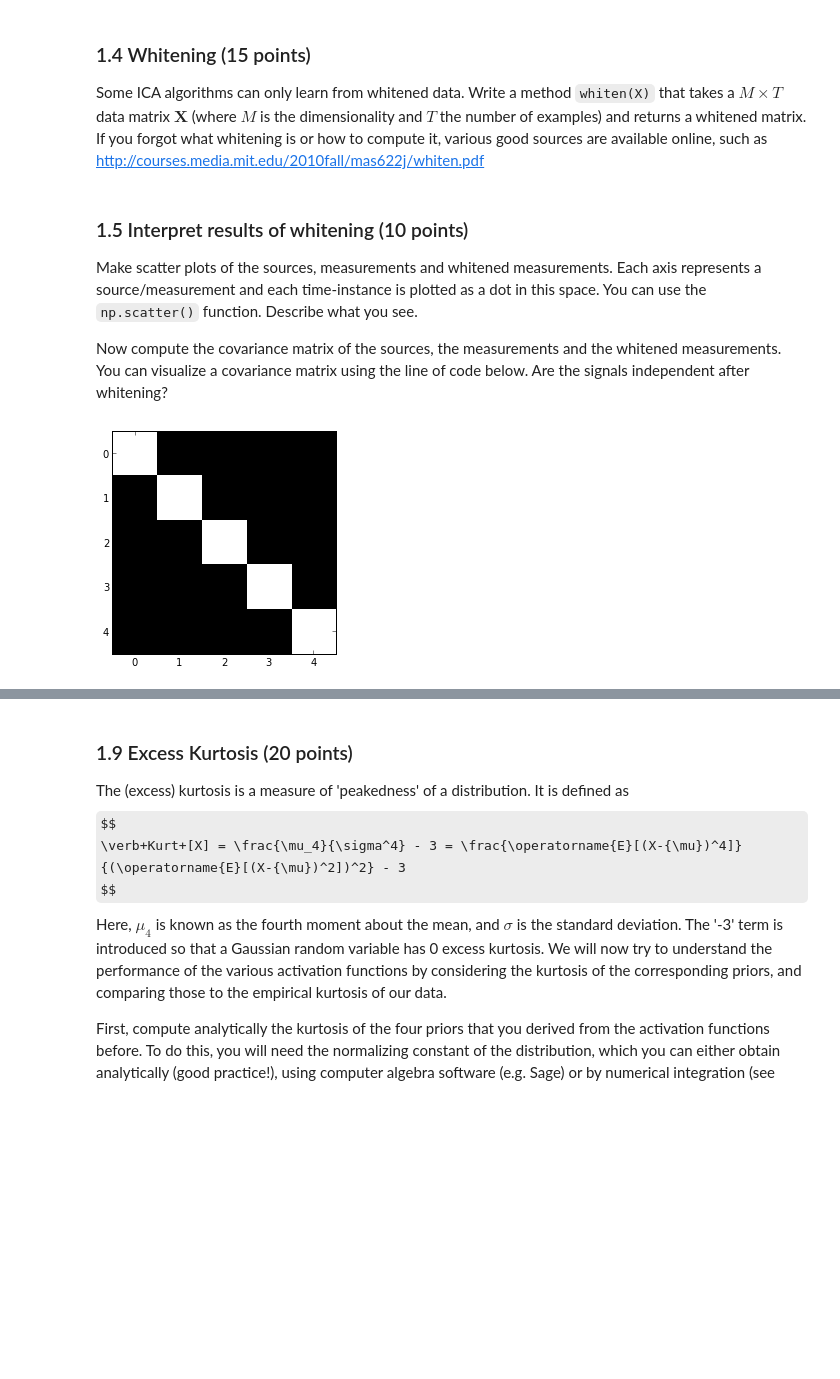
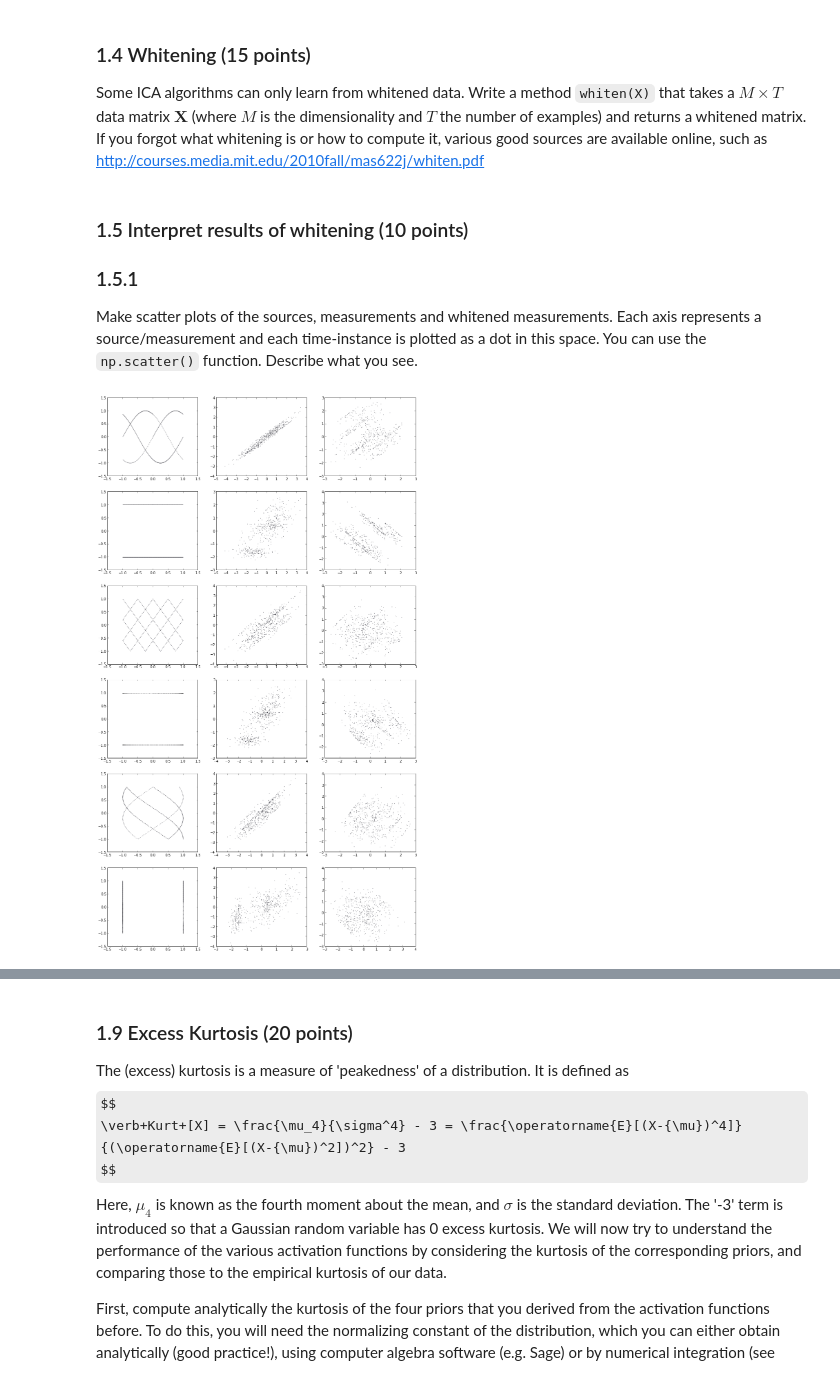
Before and after one commit to stathischaritos/ML-ICA, a Jupyter notebook: lab1.ipynb, the cells around one changed output, grey strips where cells are left out. Drawn from its saved outputs; the diff is of its cells as text; code cells hidden in the pictures; some formulas as TeX source; blank space fills up the shorter version.

```diff
--- a/lab1.ipynb
+++ b/lab1.ipynb
@@ -190,12 +222,22 @@ def whiten(X):
 # %% [markdown]
-
-
 ### 1.5 Interpret results of whitening (10 points)
+### 1.5.1
 Make scatter plots of the sources, measurements and whitened measurements. Each axis represents a source/measurement and each time-instance is plotted as a dot in this space. You can use the `np.scatter()` function. Describe what you see.
-
-Now compute the covariance matrix of the sources, the measurements and the whitened measurements. You can visualize a covariance matrix using the line of code below. Are the signals independent after whitening?
-# %%
-C = np.eye(5)  # Dummy matrix; compute covariance here
-ax = imshow(C, cmap='gray', interpolation='nearest')
-# %% [output]
-[figure, removed]
+# %%
+def scatter_plot_mat(M,C,V):
+    figure()
+    k = 1;
+    for i in range(0,3):
+        for j in range(i+1,4):
+            subplot(10,3,k)
+            scatter(M[i],M[j],s=0.1)
+            subplot(10,3,k+1)
+            scatter(C[i],C[j],s=0.1)
+            subplot(10,3,k+2)
+            scatter(V[i],V[j],s=0.1)
+            k += 3
+# %%
+rcParams['figure.figsize'] = 16, 48
+scatter_plot_mat(S,X,wX)
+# %% [output]
+[figure, added]
```
Also changed, not shown: parts of 17 cells of this notebook, 12 other files.
